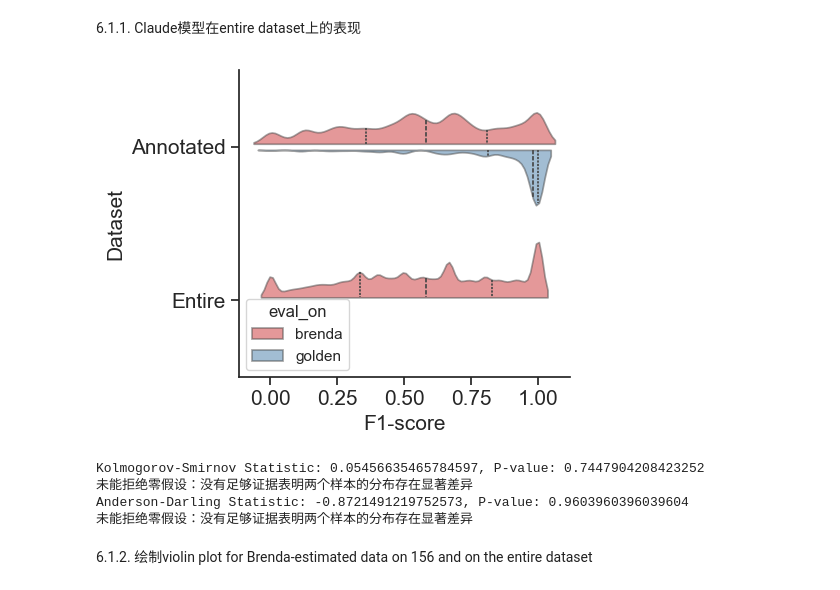
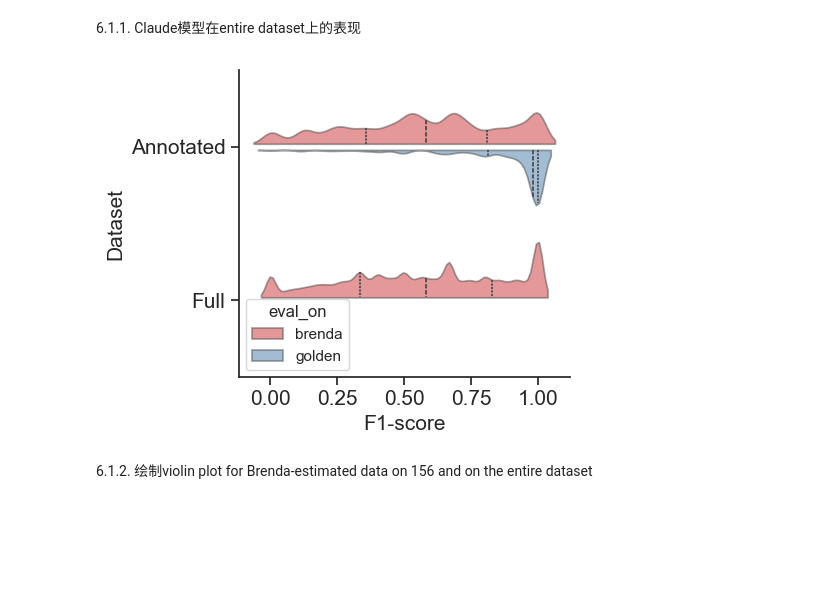
Before and after one commit to JackKuo666/LLM-BioDataExtractor, a Jupyter notebook: analyze_code/analyzing.ipynb, the cells around one changed output. Cells and saved outputs as stored; diff of their text form; code cells hidden in the pictures; blank space fills up the shorter version.

```diff
--- a/analyze_code/analyzing.ipynb
+++ b/analyze_code/analyzing.ipynb
@@ -1037,7 +1047,7 @@ def process_combined_data(brenda_3435, golden_156):
 
     # 处理 brenda_3435 数据，添加 dataset 列
     brenda_data = brenda_3435[['F1', 'eval_on']].copy()
-    brenda_data['dataset'] = 'Entire'
+    brenda_data['dataset'] = 'Full'
 
     # 处理 golden_156 数据，添加 dataset 列
     golden_data = golden_156[['F1', 'eval_on']].copy()
@@ -1054,7 +1064,7 @@ def process_combined_data(brenda_3435, golden_156):
         combined_data.loc[combined_data.index == index, 'dataset'] = 'Annotated'
 
     # 设置顺序，不然画图的时候entire会画到上面去
-    combined_data['dataset'] = pd.Categorical(combined_data['dataset'], categories=['Annotated', 'Entire'], ordered=True)
+    combined_data['dataset'] = pd.Categorical(combined_data['dataset'], categories=['Annotated', 'Full'], ordered=True)
     combined_data.reset_index()
 
     return combined_data
@@ -1261,29 +1271,17 @@ def stats_2samp(sample1, sample2):
 # %%
 json_path = 'data/entire_dataset_data/3450_brenda.json'
 brenda_3435 = calculate_f1_from_json(json_path)
 # brenda_3435.to_csv('brenda_3435.csv')  # claude_brenda_3435
 json_path = 'data/entire_dataset_data/3450_golden.json'
 golden_156 = calculate_f1_from_json(json_path)  # 因为金标准只有156篇，所以这里是156篇的结果
 # golden_156.to_csv('golden_156.csv')  # claude_golden_156
 
 combined_data = process_combined_data(brenda_3435, golden_156)
 
 # 绘制split_violin plot，来展示从annotated 到 entire dataset 的推广
 fig = plot_f1_split_violin(combined_data)
-# 存储图
-# fig.savefig('figure/fig.2e.svg', format='svg', bbox_inches='tight')
-# fig.savefig('figure/fig.2e.png', format='png', dpi=300, bbox_inches='tight')
-
-# 假设检验Annotated eval_on Brenda 和 Entire eval_on Brenda 是否符合同一个分布
-sample1 = combined_data[(combined_data['eval_on'] == 'brenda') & (combined_data['dataset'] == 'Annotated')]['F1']
-sample2 = combined_data[(combined_data['eval_on'] == 'brenda') & (combined_data['dataset'] == 'Entire')]['F1']
-stats_2samp(sample1, sample2)
 # %% [output]
-[figure, old version]
+[figure, new version]
-Kolmogorov-Smirnov Statistic: 0.05456635465784597, P-value: 0.7447904208423252
-未能拒绝零假设：没有足够证据表明两个样本的分布存在显著差异
-Anderson-Darling Statistic: -0.8721491219752573, P-value: 0.9603960396039604
-未能拒绝零假设：没有足够证据表明两个样本的分布存在显著差异
 # %% [markdown]
 6.1.2. 绘制violin plot for Brenda-estimated data on 156 and on the entire dataset
 # %%
```
Also changed, not shown: parts of 19 cells of this notebook.
